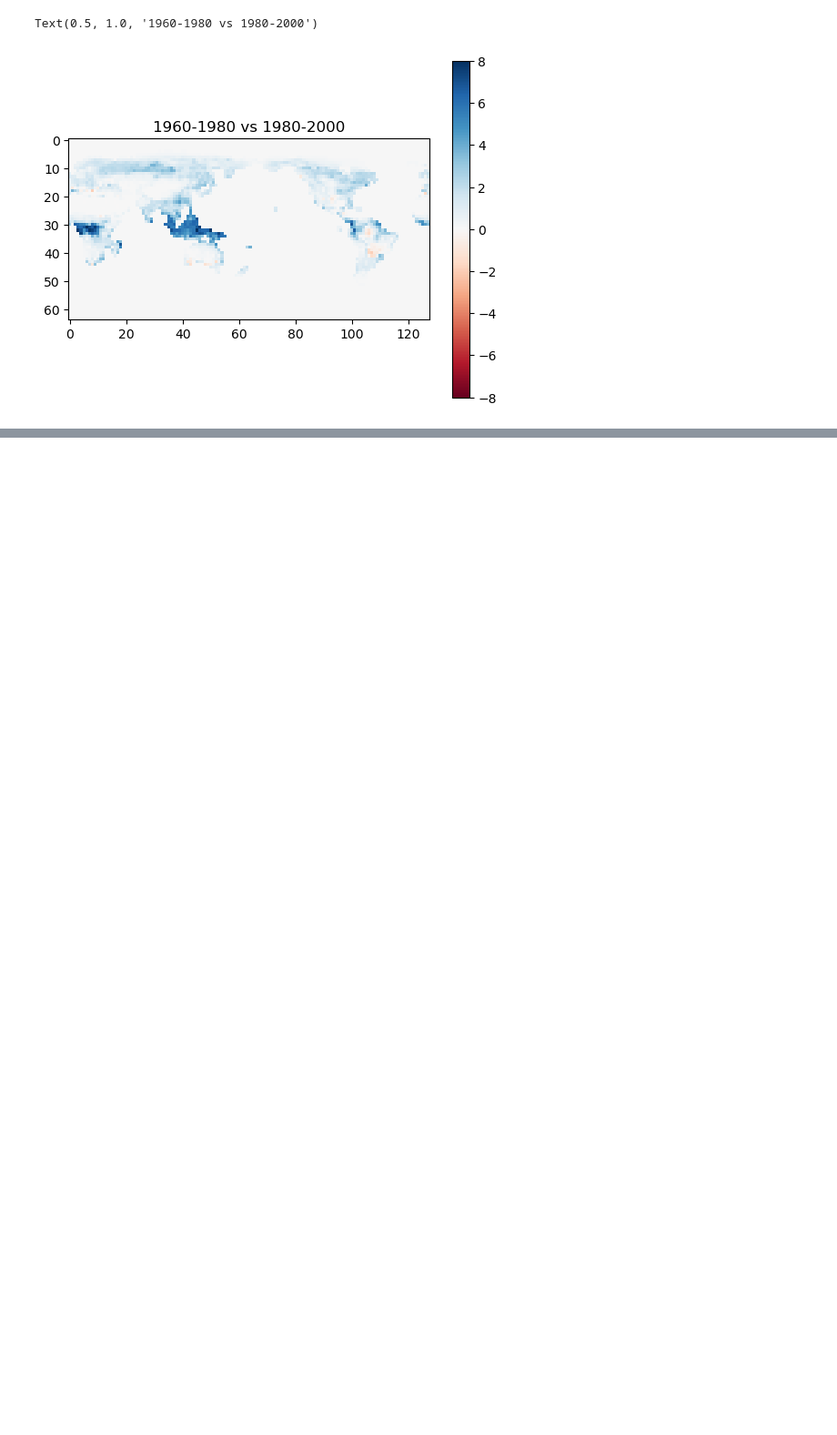
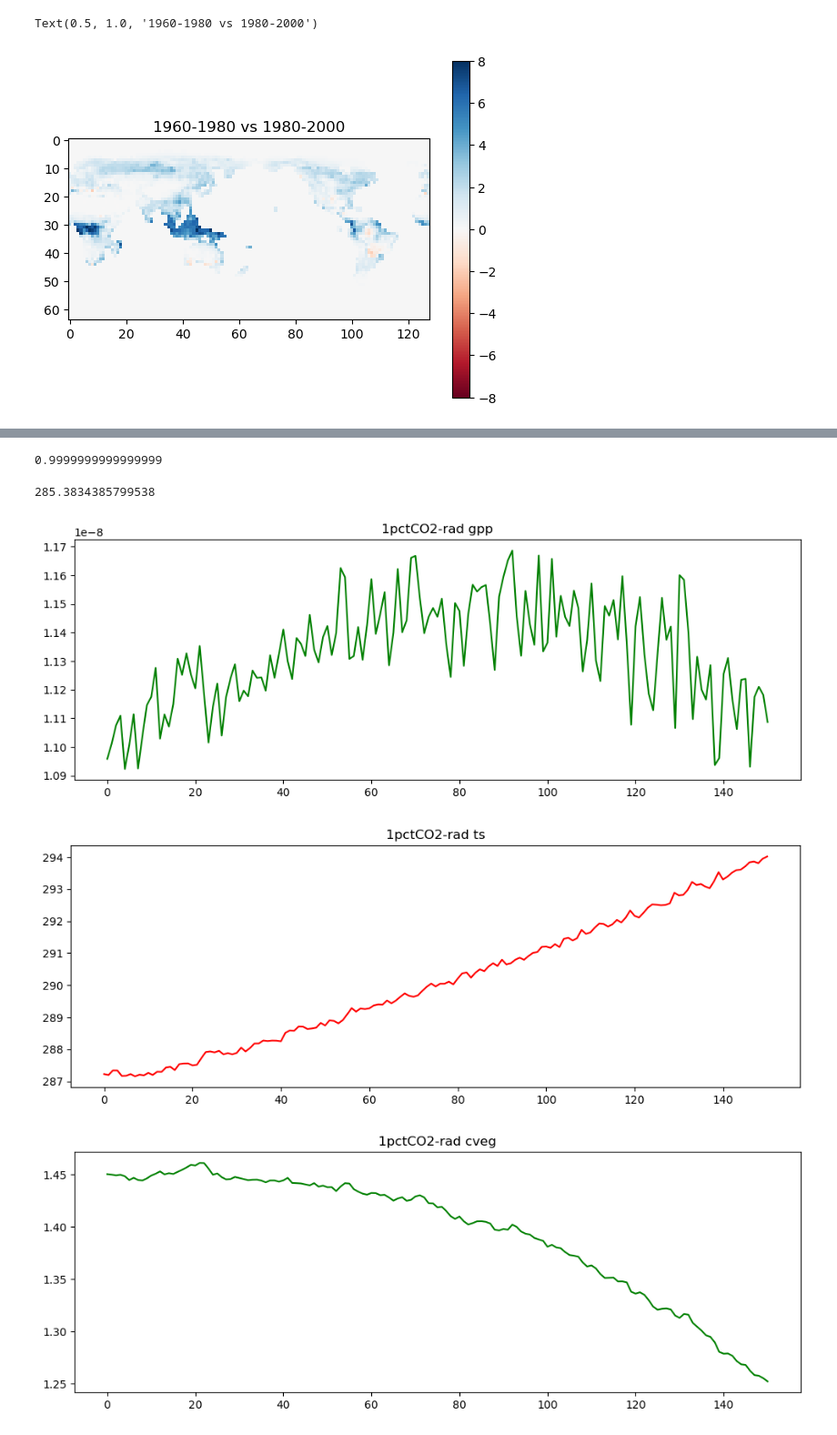
Before and after one commit to ffloof/CMIPscript, a Jupyter notebook: ModelViz.ipynb, the cells around one changed output, grey strips where cells are left out. Shown at 91% size. Saved outputs shown, nothing was run; the diff lists cells and outputs as text; code cells hidden in the pictures; blank space fills up the shorter version.

Commit message:
Multi time series plot stopping point

```diff
--- a/ModelViz.ipynb
+++ b/ModelViz.ipynb
@@ -80,0 +109,33 @@ Text(0.5, 1.0, '1960-1980 vs 1980-2000')
+# %%
+# Choose r to make sphere surface area 1 for easy multiplication later
+# r = sqrt(1/4pi)
+r = np.sqrt(1/(4*np.pi))
+
+# Gets height of section of sphere given two angles
+def getH(angles):
+    angle_min = np.min(angles)
+    angle_max = np.max(angles)
+
+    # Hypotenuse = r
+    # Hypotenuse * sin(Theta) = Opposite
+    h_min = r * np.sin(angle_min)
+    h_max = r * np.sin(angle_max)
+    return h_max - h_min
+
+# https://en.wikipedia.org/wiki/Spherical_segment
+def getArea(horizontal_angles,vertical_angles,in_degrees=True):
+    if in_degrees: # We need radians
+        horizontal_angles *= (np.pi / 180)
+        vertical_angles *= (np.pi / 180)
+
+    left_bound = np.min(horizontal_angles)
+    right_bound = np.max(horizontal_angles)
+    arc_horz = right_bound - left_bound
+
+    # 2 * pi * r * h * arc2
+    return 2 * np.pi * r * getH(vertical_angles) * (arc_horz/(2*np.pi))
+
+# should theoretically equal 1
+getArea(np.array([-180,180], dtype=np.float64),np.array([90,-90], dtype=np.float64))
+# %% [output]
+0.9999999999999999
@@ -80,0 +154,34 @@ Text(0.5, 1.0, '1960-1980 vs 1980-2000')
+# %%
+weights = cuts(64,128,vstart=90)
+gpp_data[0].to_numpy().shape
+
+np.sum(ts_data[0].to_numpy() * weights)
+
+#np.sum(weights * gpp_data[0].to_numpy())
+# %% [output]
+285.3834385799538
+# %%
+def timeseries(datamap,colors="rgb",combined=False):
+    i = 0
+    yearlys = []
+    for name, filepath in datamap.items():
+        dataset = xr.open_dataset(filepath)
+        varname = filepath.split("/")[-1].split("_")[0] #.lower()
+        values = dataset[varname].to_numpy()
+        weights = cuts(values.shape[1],values.shape[2])
+
+        plt.figure(figsize=(12,4))
+
+        values = np.nan_to_num(values)
+        monthly = np.sum(values * weights, axis=(1,2))
+        yearly = np.mean(monthly.reshape(-1, 12), axis=1)
+        yearly_time = dataset["time"][0::12]
+        yearlys.append(yearly)
+
+        if not combined:
+            plt.plot(yearly, color=colors[i%len(colors)])
+            plt.title(name)
+        i += 1
+    if combined:
+        plt.plot(np.array(yearlys).transpose())
+        plt.legend(datamap.keys())
@@ -80,0 +196,10 @@ Text(0.5, 1.0, '1960-1980 vs 1980-2000')
+# %%
+timeseries({
+    "1pctCO2-rad gpp":"./gpp_Lmon_CanESM5_1pctCO2-rad_r1i1p1f1_gn_185001-200012.nc",
+    "1pctCO2-rad ts":"./ts_Amon_CanESM5_1pctCO2-rad_r1i1p1f1_gn_185001-200012.nc",
+    "1pctCO2-rad cveg":"./cVeg_Lmon_CanESM5_1pctCO2-rad_r1i1p1f1_gn_185001-200012.nc",
+})
+# %% [output]
+[figure, added]
+[figure, added]
+[figure, added]
```
Also changed, not shown: parts of 7 cells of this notebook, 1 other file.
